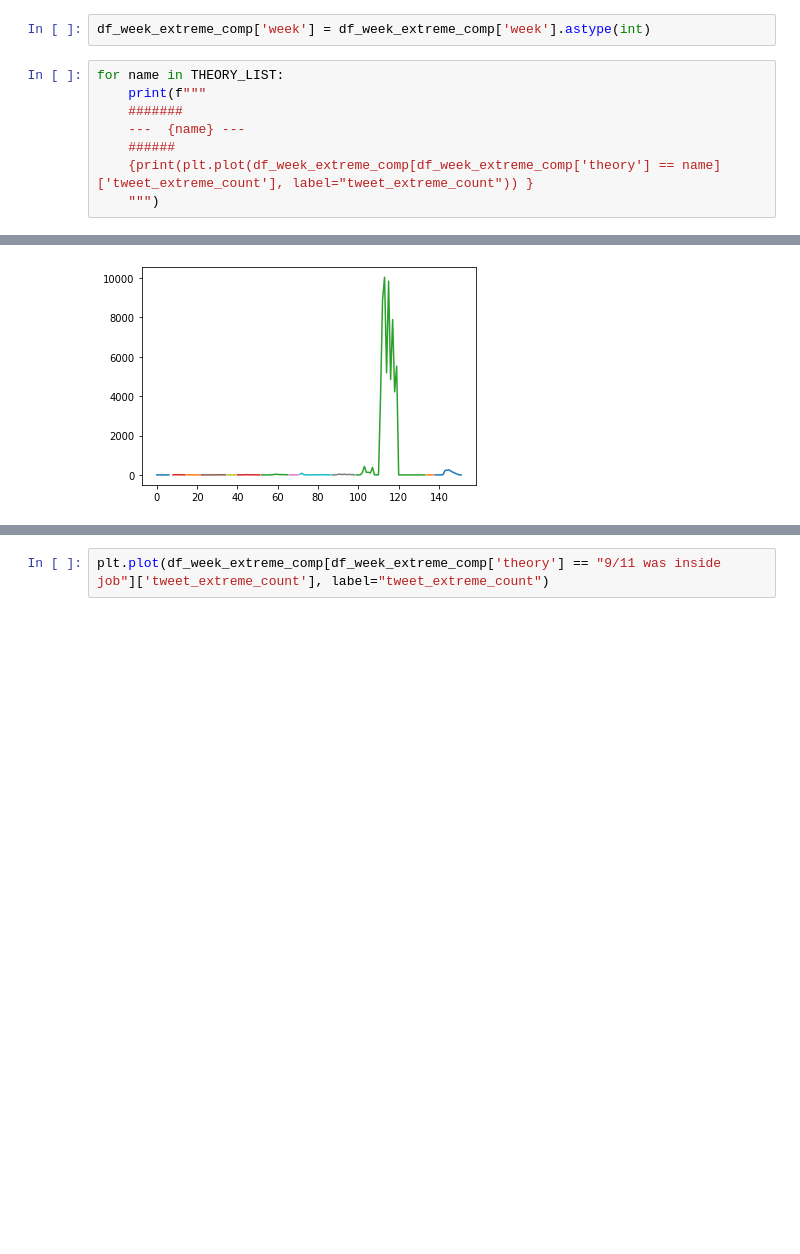
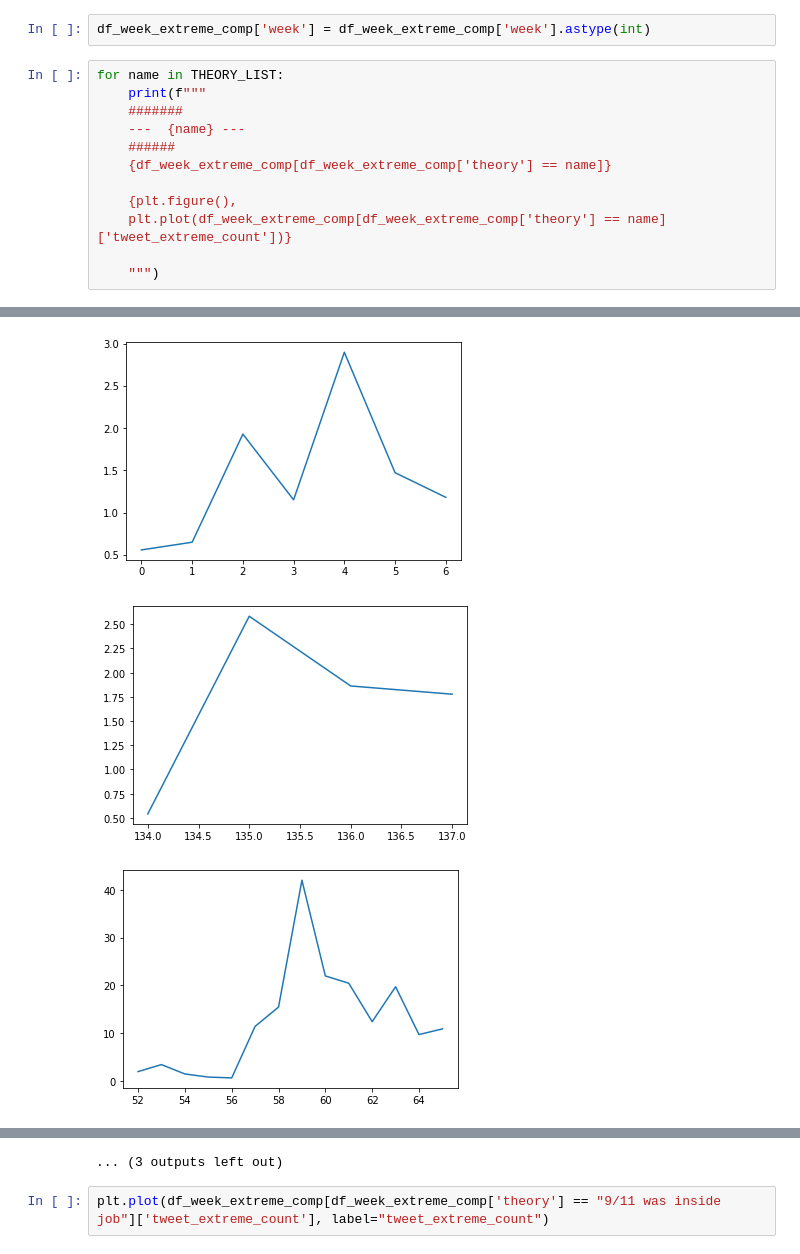
Before and after one commit to Denissovan/Denis_Krajcirik-PDT-zadanie1, a Jupyter notebook: tweets.ipynb, the cells around one changed output, grey strips where cells are left out. Saved outputs shown, nothing was run; the diff lists cells and outputs as text; blank space fills up the shorter version.

Commit message:
Printing plots for Task2 cut 2

```diff
--- a/tweets.ipynb
+++ b/tweets.ipynb
@@ -811,6 +811,10 @@ for name in THEORY_LIST:
     #######
     ---  {name} ---
     ######
-    {print(plt.plot(df_week_extreme_comp[df_week_extreme_comp['theory'] == name]['tweet_extreme_count'], label="tweet_extreme_count")) }
+    {df_week_extreme_comp[df_week_extreme_comp['theory'] == name]}
+
+    {plt.figure(),
+    plt.plot(df_week_extreme_comp[df_week_extreme_comp['theory'] == name]['tweet_extreme_count'])}
+
     """)
 # %% [output]
@@ -834 +838,3 @@ for name in THEORY_LIST:
-[figure, old version]
+[figure, new version]
+[figure, added]
+[figure, added]
@@ -835,3 +849,4 @@ for name in THEORY_LIST:
+... (3 outputs left out)
 # %%
 plt.plot(df_week_extreme_comp[df_week_extreme_comp['theory'] == "9/11 was inside job"]['tweet_extreme_count'], label="tweet_extreme_count")
 # %% [output]
```
Also changed, not shown: parts of 1 cell of this notebook.
